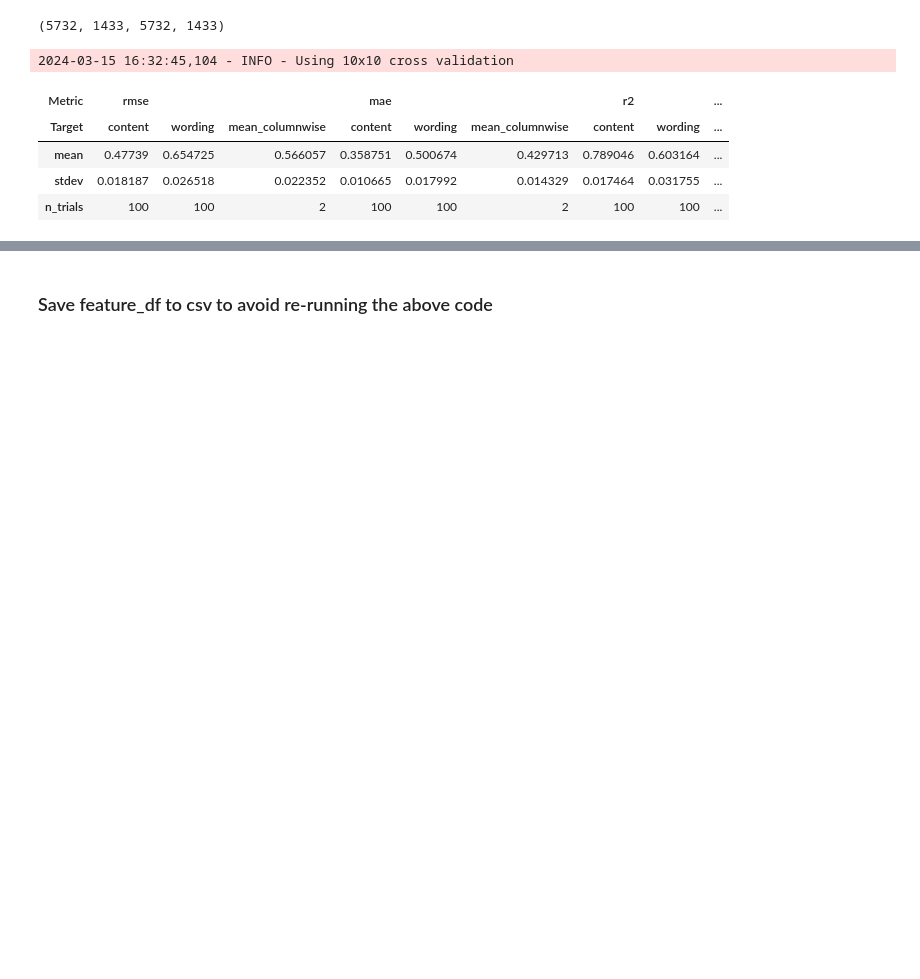
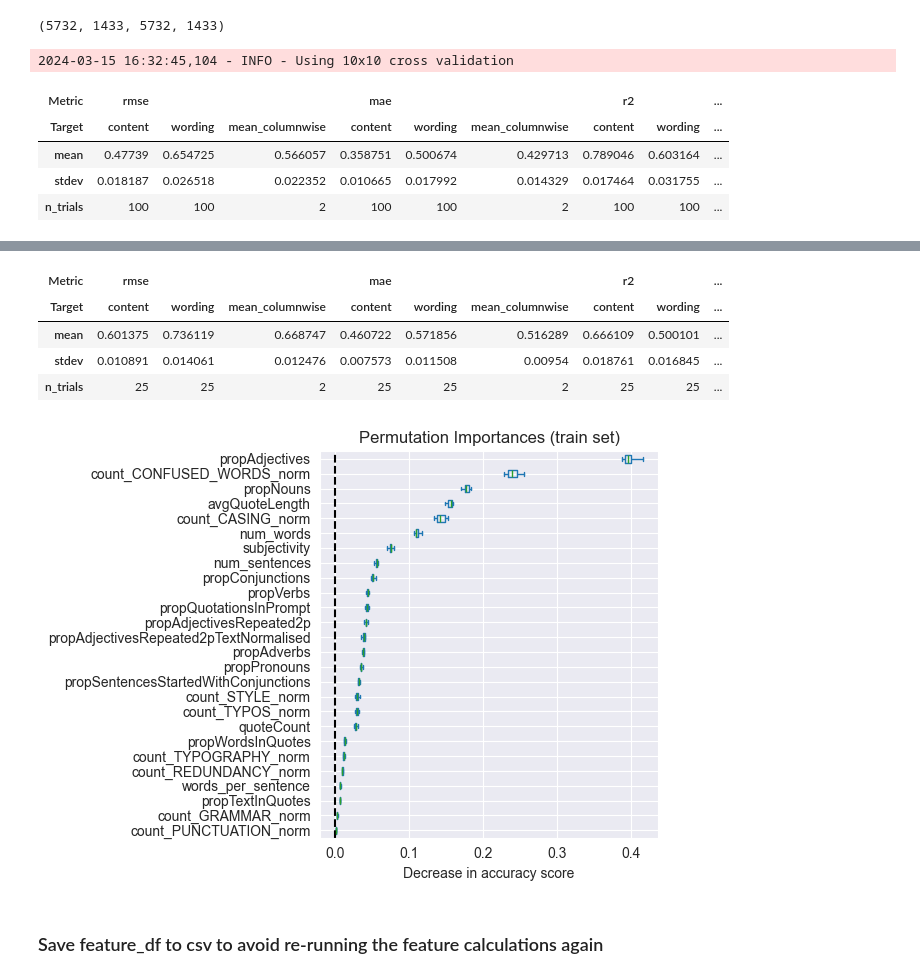
Before and after one commit to samwatsonn/summary-eval, a Jupyter notebook: notebooks/08-sam_model.ipynb, the cells around one changed output, grey strips where cells are left out. Cells and saved outputs as stored; diff of their text form; code cells hidden in the pictures; blank space fills up the shorter version.

```diff
--- a/notebooks/08-sam_model.ipynb
+++ b/notebooks/08-sam_model.ipynb
@@ -283,0 +397,24 @@ results_df
+# %%
+X_train_ss = X_train.drop(columns=["num_words", "num_sentences"])
+
+model = MultiOutputRegressor(HistGradientBoostingRegressor(random_state=0))
+
+results_df = cross_validate(model, X_train_ss, y_train, n_folds=5, n_runs=5)
+display(results_df)
+
+model.fit(X_train_ss, y_train)
+result = permutation_importance(
+    model, X_train_ss, y_train, n_repeats=10, random_state=42, n_jobs=1
+)
+
+sorted_importances_idx = result.importances_mean.argsort()
+importances = pd.DataFrame(
+    result.importances[sorted_importances_idx].T,
+    columns=X.columns[sorted_importances_idx],
+)
+ax = importances.plot.box(vert=False, whis=10)
+ax.set_title("Permutation Importances (train set)")
+ax.axvline(x=0, color="k", linestyle="--")
+ax.set_xlabel("Decrease in accuracy score")
+ax.figure.tight_layout()
+# %% [output]
@@ -284,4 +422,10 @@ results_df
+| Metric | rmse |  |  | mae |  |  | r2 |  | ... |
+| Target | content | wording | mean_columnwise | content | wording | mean_columnwise | content | wording | ... |
+| mean | 0.601375 | 0.736119 | 0.668747 | 0.460722 | 0.571856 | 0.516289 | 0.666109 | 0.500101 | ... |
+| stdev | 0.010891 | 0.014061 | 0.012476 | 0.007573 | 0.011508 | 0.00954 | 0.018761 | 0.016845 | ... |
+| n_trials | 25 | 25 | 2 | 25 | 25 | 2 | 25 | 25 | ... |
+[figure, added]
 # %% [markdown]
-### Save feature_df to csv to avoid re-running the above code
+### Save feature_df to csv to avoid re-running the feature calculations again
 # %%
 summary_df.to_csv("../data/feature_df.csv", index=False)
```
Also changed, not shown: parts of 13 cells of this notebook, 1 other file.
